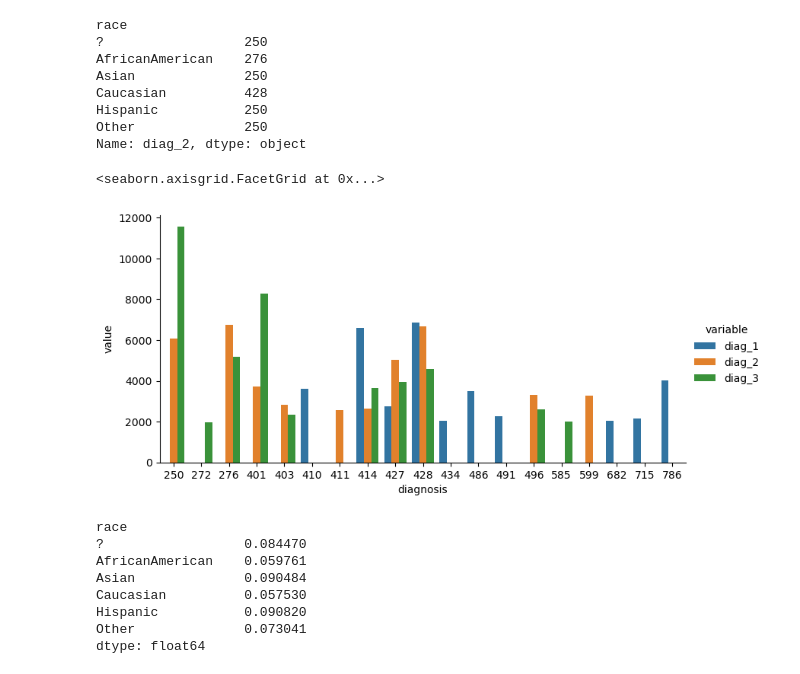
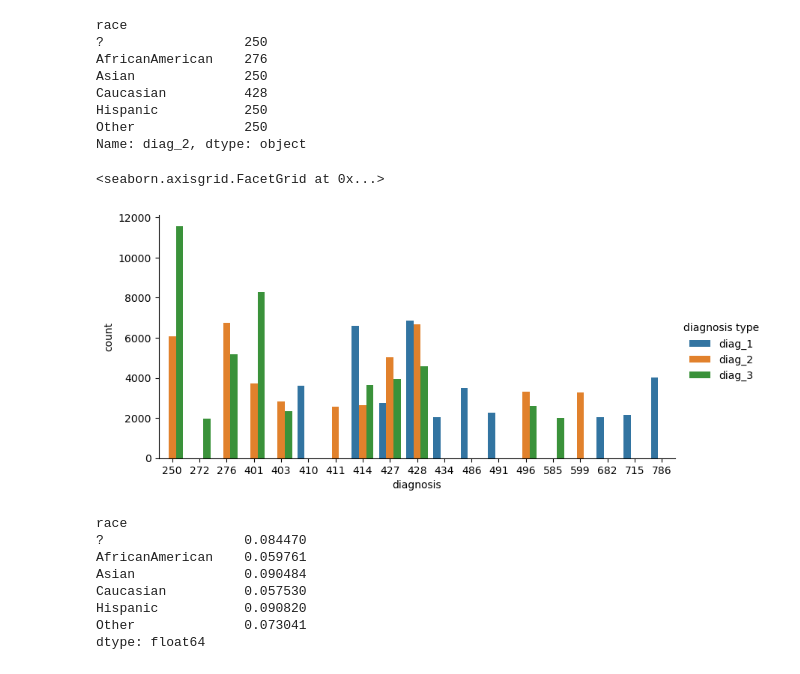
Before and after one commit to mlgoel/CS216, a Jupyter notebook: Project.ipynb, the cells around one changed output. Saved outputs shown, nothing was run; the diff lists cells and outputs as text; code cells hidden in the pictures.

Commit message:
Changed diagnosis graph labels

```diff
--- a/Project.ipynb
+++ b/Project.ipynb
@@ -185,23 +181,23 @@ Name: diag_2, dtype: object
 # %%
 diag_1_top10 = diabetes.groupby("diag_1").size().sort_values(ascending = False)[:10].rename("diag_1")
 diag_2_top10 = diabetes.groupby("diag_2").size().sort_values(ascending = False)[:10].rename("diag_2")
 diag_3_top10 = diabetes.groupby("diag_3").size().sort_values(ascending = False)[:10].rename("diag_3")
 
 diag1_diag_2 = pd.merge(diag_1_top10, diag_2_top10, left_index = True, right_index = True, how = "outer")
 all_diag = pd.merge(diag1_diag_2, diag_3_top10, left_index = True, right_index = True, how = "outer")
 
 all_diag.reset_index(inplace = True)
 all_diag = all_diag.rename(columns = {"index" : "diagnosis"})
 
-all_diag = all_diag.melt(id_vars = "diagnosis")
+all_diag = all_diag.melt(id_vars = "diagnosis", var_name = "diagnosis type", value_name = "count")
 
-sns.catplot(all_diag, x = "diagnosis", y = "value", hue = "variable", kind = "bar", height = 4, aspect = 2)
+sns.catplot(all_diag, x = "diagnosis", y = "count", hue = "diagnosis type", kind = "bar", height = 4, aspect = 2)
 #sns.catplot(all_diag, x = "diagnosis", y = "diag_1", kind = "bar")
 #sns.catplot(all_diag, x = "diagnosis", y = "diag_2", kind = "bar")
 #sns.catplot(all_diag, x = "diagnosis", y = "diag_3", kind = "bar")
 # %% [output]
 <seaborn.axisgrid.FacetGrid at 0x...>
-[figure, old version]
+[figure, new version]
 # %%
 prop_250_diabetes_without_complication = diabetes[diabetes["diag_2"] == "250"].groupby("race").size() / diabetes.groupby("race").size()
 #print(diabetes[diabetes["diag_2"] == "250"].groupby("race").size())
```
Also changed, not shown: parts of 3 cells of this notebook.
